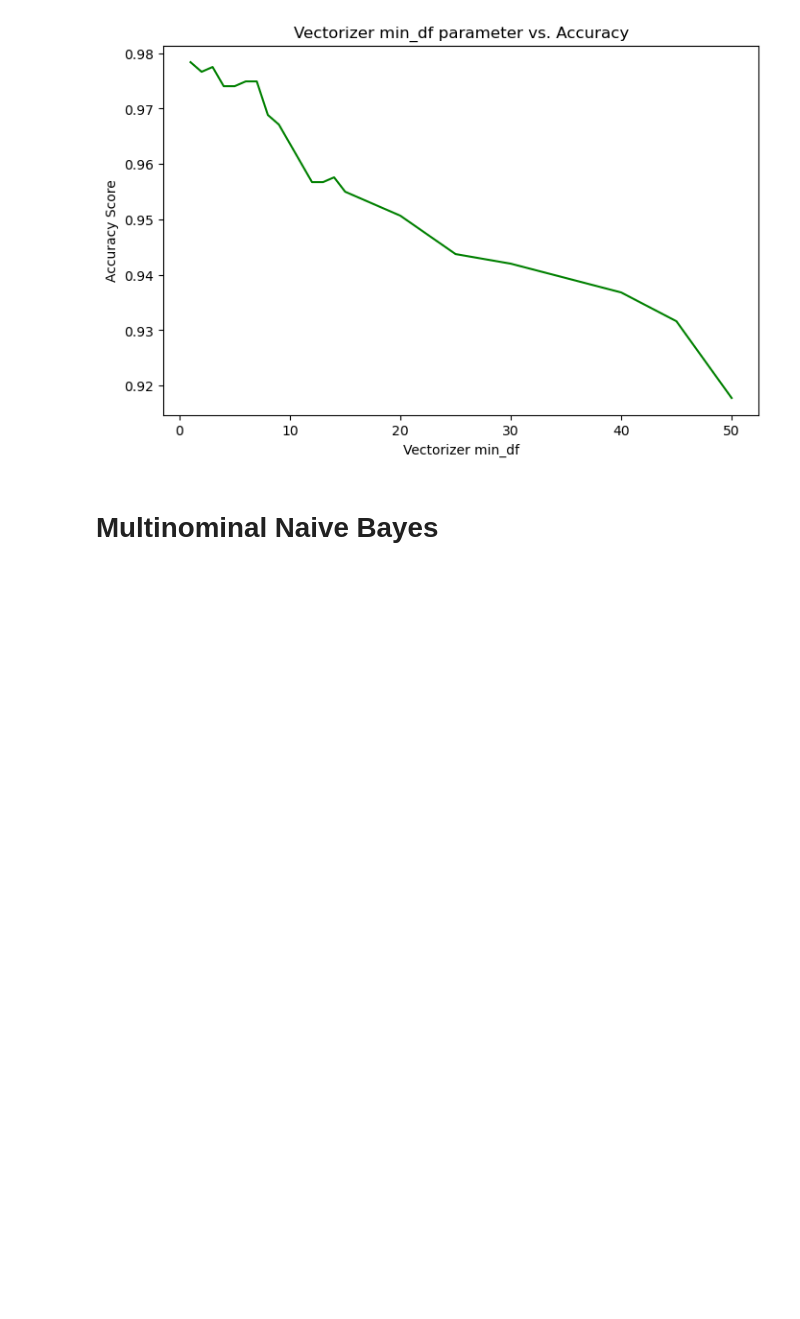
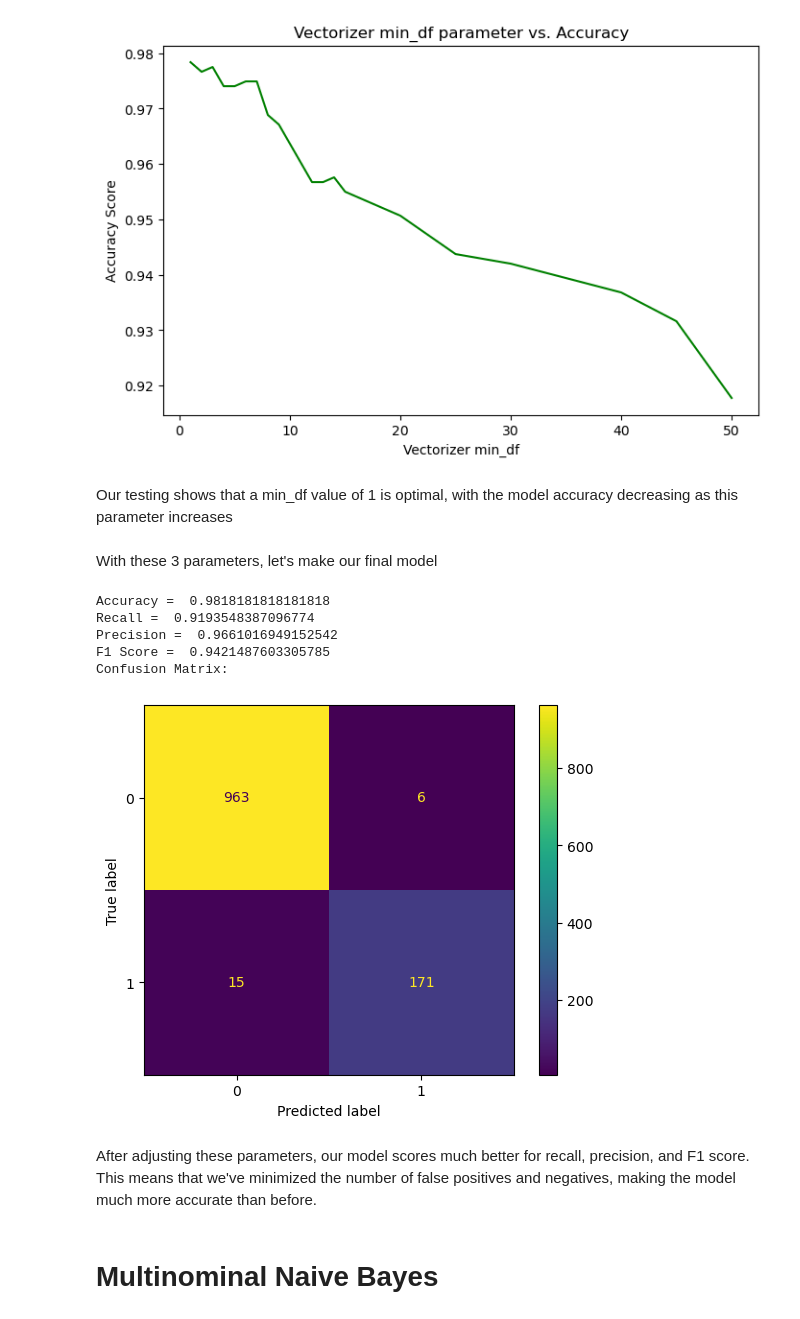
Before and after one commit to mgulbin13/dsc-project-3, a Jupyter notebook: project3.ipynb, the cells around one changed output. Saved outputs shown, nothing was run; the diff lists cells and outputs as text; code cells hidden in the pictures; blank space fills up the shorter version.

```diff
--- a/project3.ipynb
+++ b/project3.ipynb
@@ -560,6 +622,43 @@ ax.set_title("Vectorizer min_df parameter vs. Accuracy")
 # %% [output]
 Text(0.5, 1.0, 'Vectorizer min_df parameter vs. Accuracy')
 [figure]
+# %% [markdown]
+Our testing shows that a min_df value of 1 is optimal, with the model accuracy decreasing as this parameter increases
+# %% [markdown]
+With these 3 parameters, let's make our final model
+# %%
+X_train, X_test, y_train, y_test = train_test_split(df_cleaning['message_lemmatized'], df_cleaning['Category'], test_size=.2, random_state=42)
+
+tfidf_vectorizer = TfidfVectorizer(min_df=1)
+X_train_tfidf = tfidf_vectorizer.fit_transform(X_train)
+X_test_tfidf = tfidf_vectorizer.transform(X_test)
+
+sm = SMOTE(random_state=42, sampling_strategy=1.0)
+X_oversamp, y_oversamp = sm.fit_resample(X_train_tfidf, y_train)
+
+logreg = LogisticRegression(random_state=42, max_iter=10000, C=14)
+logreg.fit(X_oversamp, y_oversamp)
+
+y_pred_lr = logreg.predict(X_test_tfidf)
+
+print(f"Accuracy = ", accuracy_score(y_test, y_pred_lr))
+print(f"Recall = ", recall_score(y_test, y_pred_lr))
+print(f"Precision = ", precision_score(y_test, y_pred_lr))
+print(f"F1 Score = ", f1_score(y_test, y_pred_lr))
+print("Confusion Matrix:")
+cm = confusion_matrix(y_test, y_pred_lr)
+disp = ConfusionMatrixDisplay(cm)
+disp.plot()
+plt.show()
+# %% [output]
+Accuracy =  0.9818181818181818
+Recall =  0.9193548387096774
+Precision =  0.9661016949152542
+F1 Score =  0.9421487603305785
+Confusion Matrix:
+[figure, added]
+# %% [markdown]
+After adjusting these parameters, our model scores much better for recall, precision, and F1 score. This means that we've minimized the number of false positives and negatives, making the model much more accurate than before.
 # %% [markdown]
 # Multinominal Naive Bayes
 # %%
```
Also changed, not shown: parts of 34 cells of this notebook, 1 other file.
